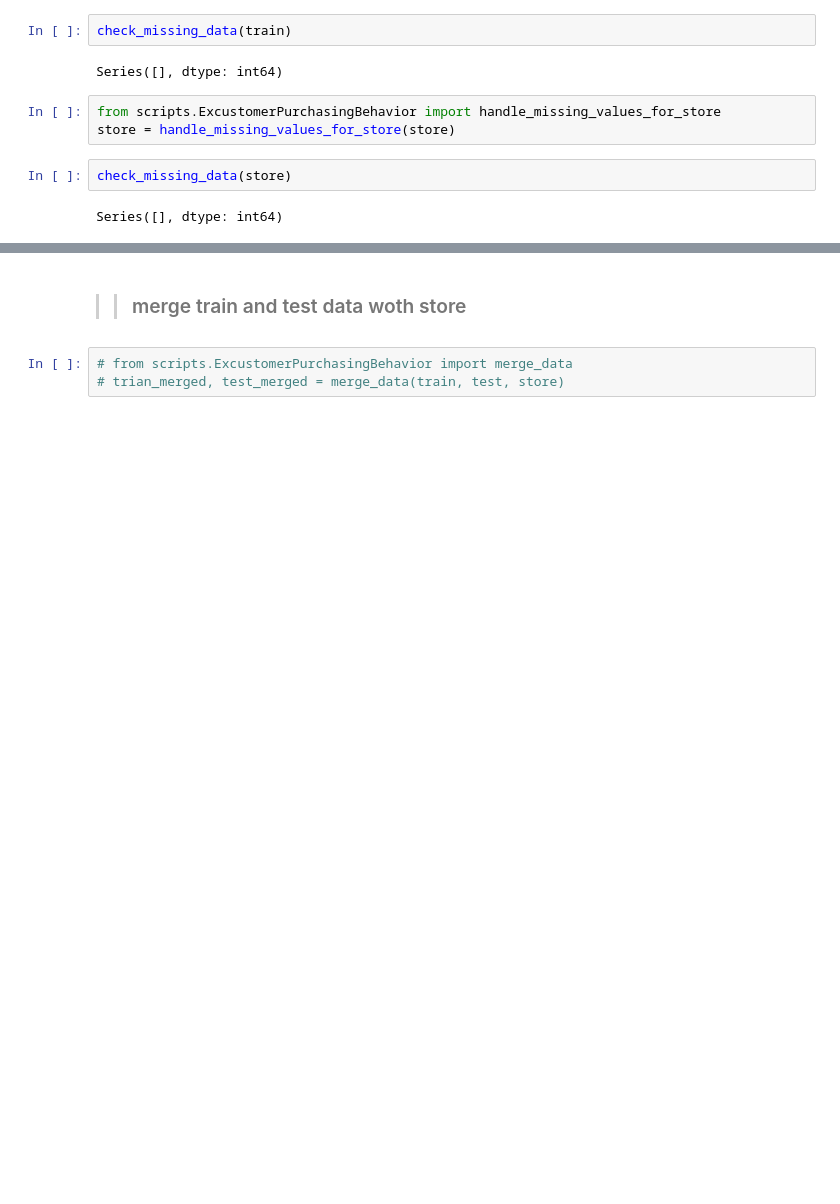
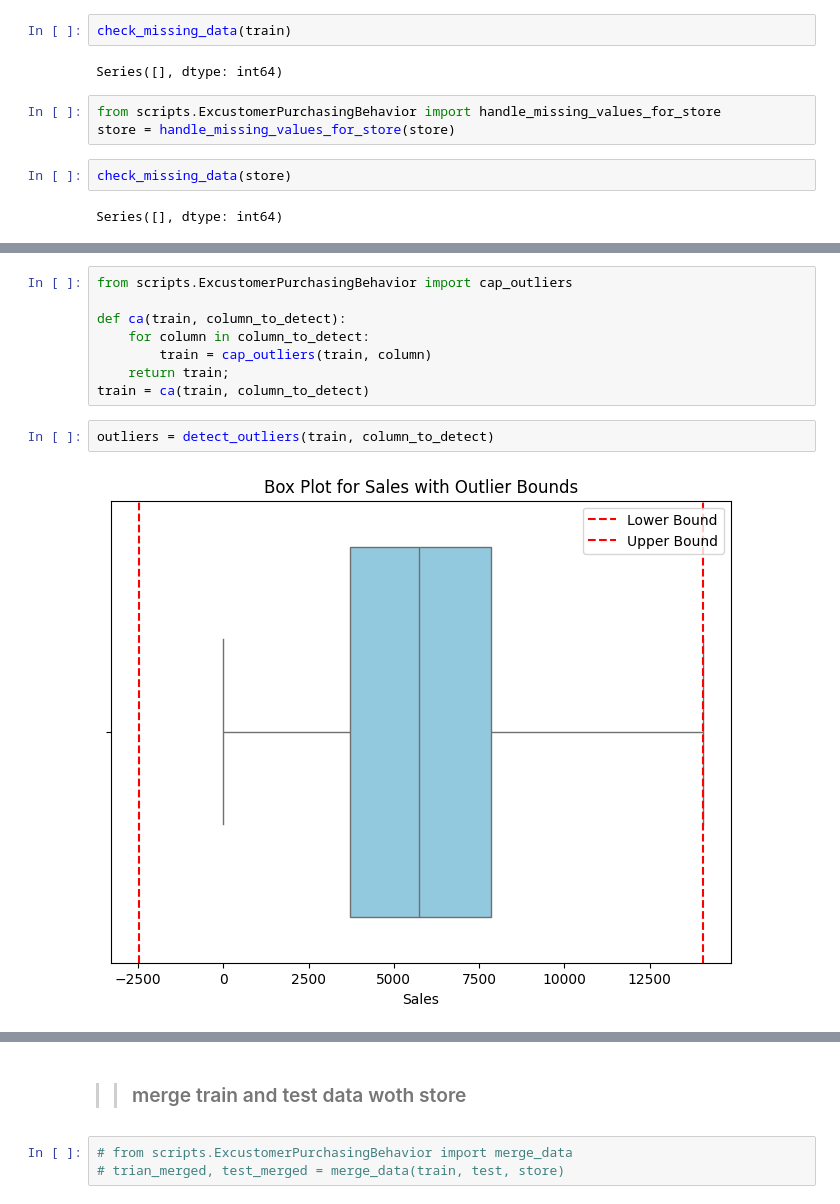
Before and after one commit to naolatomsa/forecast-sales-for-rossmann-store, a Jupyter notebook: notebooks/ExcustomerPurchasingBehavior.ipynb, the cells around one changed output, grey strips where cells are left out. Drawn from its saved outputs; the diff is of its cells as text; blank space fills up the shorter version.

```diff
--- a/notebooks/ExcustomerPurchasingBehavior.ipynb
+++ b/notebooks/ExcustomerPurchasingBehavior.ipynb
@@ -95,0 +122,12 @@ Series([], dtype: int64)
+# %%
+from scripts.ExcustomerPurchasingBehavior import cap_outliers
+
+def ca(train, column_to_detect):
+    for column in column_to_detect:
+        train = cap_outliers(train, column)
+    return train;
+train = ca(train, column_to_detect)
+# %%
+outliers = detect_outliers(train, column_to_detect)
+# %% [output]
+[figure, added]
```
Also changed, not shown: parts of 14 cells of this notebook, 2 other files.
